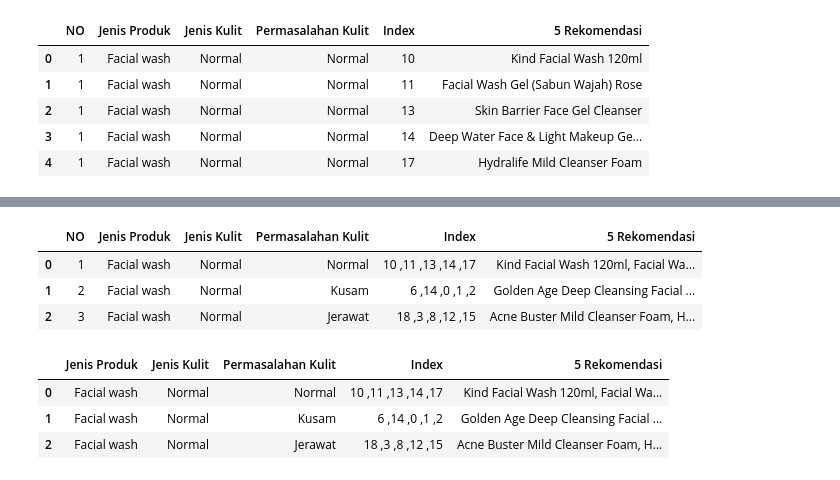
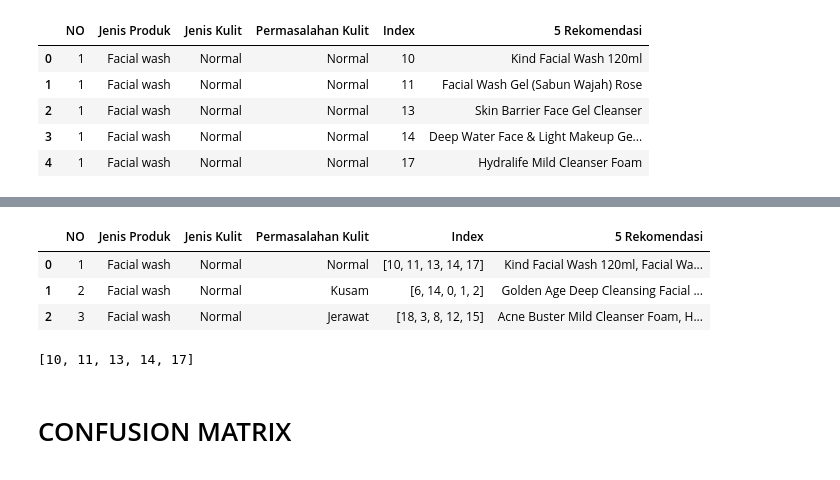
Before and after one commit to elizams1/Model-Recommendation-Skincare-Product, a Jupyter notebook: TheModels/KODE BERSIH FIX.ipynb, the cells around one changed output, grey strips where cells are left out. Saved outputs shown, nothing was run; the diff lists cells and outputs as text; code cells hidden in the pictures.

```diff
--- a/TheModels/KODE BERSIH FIX.ipynb
+++ b/TheModels/KODE BERSIH FIX.ipynb
@@ -536,0 +591,4 @@ Facial Wash
+# %%
+pd.set_option("display.max_rows", 10)
+asd = pd.DataFrame(df_tfidfvect)
+asd
@@ -810,21 +782,18 @@ memory usage: 12.3+ KB
 # %%
-data_ahli['Index'] = data_ahli['Index'].astype(str)
+data_ahli['Index'] = data_ahli['Index'].astype(object)
 # %%
 data_ahli = data_ahli.groupby('NO', as_index=False).agg(
-    { 'Jenis Produk': 'first', 'Jenis Kulit': 'first', 'Permasalahan Kulit': 'first', 'Index': ' ,'.join, '5 Rekomendasi': ', '.join})
+    {'Jenis Produk': 'first', 'Jenis Kulit': 'first', 'Permasalahan Kulit': 'first', 'Index': lambda x: list(x), '5 Rekomendasi': ', '.join})
 
 data_ahli.head(3)
 # %% [output]
 |  | NO | Jenis Produk | Jenis Kulit | Permasalahan Kulit | Index | 5 Rekomendasi |
-| 0 | 1 | Facial wash | Normal | Normal | 10 ,11 ,13 ,14 ,17 | Kind Facial Wash 120ml, Facial Wa... |
-| 1 | 2 | Facial wash | Normal | Kusam | 6 ,14 ,0 ,1 ,2 | Golden Age Deep Cleansing Facial ... |
-| 2 | 3 | Facial wash | Normal | Jerawat | 18 ,3 ,8 ,12 ,15 | Acne Buster Mild Cleanser Foam, H... |
+| 0 | 1 | Facial wash | Normal | Normal | [10, 11, 13, 14, 17] | Kind Facial Wash 120ml, Facial Wa... |
+| 1 | 2 | Facial wash | Normal | Kusam | [6, 14, 0, 1, 2] | Golden Age Deep Cleansing Facial ... |
+| 2 | 3 | Facial wash | Normal | Jerawat | [18, 3, 8, 12, 15] | Acne Buster Mild Cleanser Foam, H... |
 # %%
 data_ahli = data_ahli.drop(labels=["NO"], axis='columns')
-# %%
-data_ahli.head(3)
-# %% [output]
-|  | Jenis Produk | Jenis Kulit | Permasalahan Kulit | Index | 5 Rekomendasi |
-| 0 | Facial wash | Normal | Normal | 10 ,11 ,13 ,14 ,17 | Kind Facial Wash 120ml, Facial Wa... |
-| 1 | Facial wash | Normal | Kusam | 6 ,14 ,0 ,1 ,2 | Golden Age Deep Cleansing Facial ... |
-| 2 | Facial wash | Normal | Jerawat | 18 ,3 ,8 ,12 ,15 | Acne Buster Mild Cleanser Foam, H... |
+# %%
+data_ahli['Index'][0]
+# %% [output]
+[10, 11, 13, 14, 17]
@@ -830,0 +802,2 @@ data_ahli.head(3)
+# %% [markdown]
+# CONFUSION MATRIX
```
Also changed, not shown: parts of 15 cells of this notebook, 1 other file.
